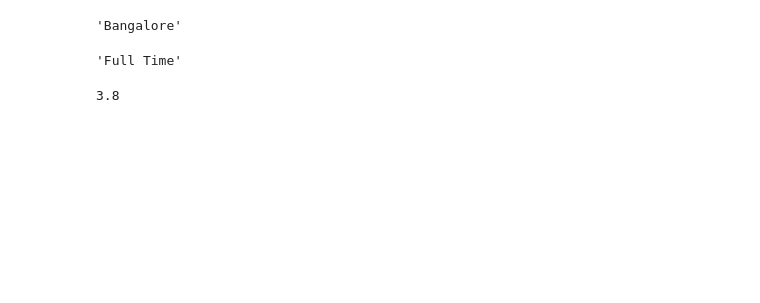
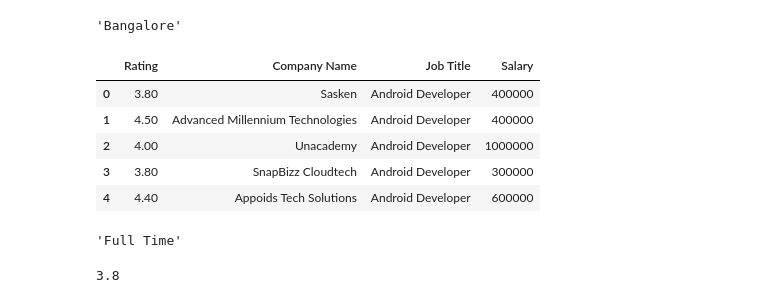
Before and after one commit to Kmpillo/Class_Analitica, a Jupyter notebook: 002_pandas.ipynb, the cells around one changed output. Cells and saved outputs as stored; diff of their text form; code cells hidden in the pictures; blank space fills up the shorter version.

```diff
--- a/002_pandas.ipynb
+++ b/002_pandas.ipynb
@@ -665,0 +790,3 @@ df
+# %%
+df["fecha"] = pd.to_datetime(df["fecha"]) # en casos que las fechas esten en texto y que se quieran calcular la edad o sumar dias es necesario pasar a
+# formato fecha  (Corregir el formato de fechas9)
@@ -666,3 +801,5 @@ df
+# %%
+pd.options.display.float_format = "{:.2f}".format
 # %% [markdown]
 ## Selección de elementos
 # %%
@@ -747,6 +868,15 @@ df.head(5)
 df.iloc[1,5] #[fila, columna]
 # %% [output]
 'Bangalore'
+# %%
+df.iloc[0:5, 0:4] #[Inicio_fila:fin_fila, iniico_columan:fin_columna]
+# %% [output]
+|  | Rating | Company Name | Job Title | Salary |
+| 0 | 3.80 | Sasken | Android Developer | 400000 |
+| 1 | 4.50 | Advanced Millennium Technologies | Android Developer | 400000 |
+| 2 | 4.00 | Unacademy | Android Developer | 1000000 |
+| 3 | 3.80 | SnapBizz Cloudtech | Android Developer | 300000 |
+| 4 | 4.40 | Appoids Tech Solutions | Android Developer | 600000 |
 # %%
 df.iloc[0, 6]
 # %% [output]
```
Also changed, not shown: parts of 32 cells of this notebook.
